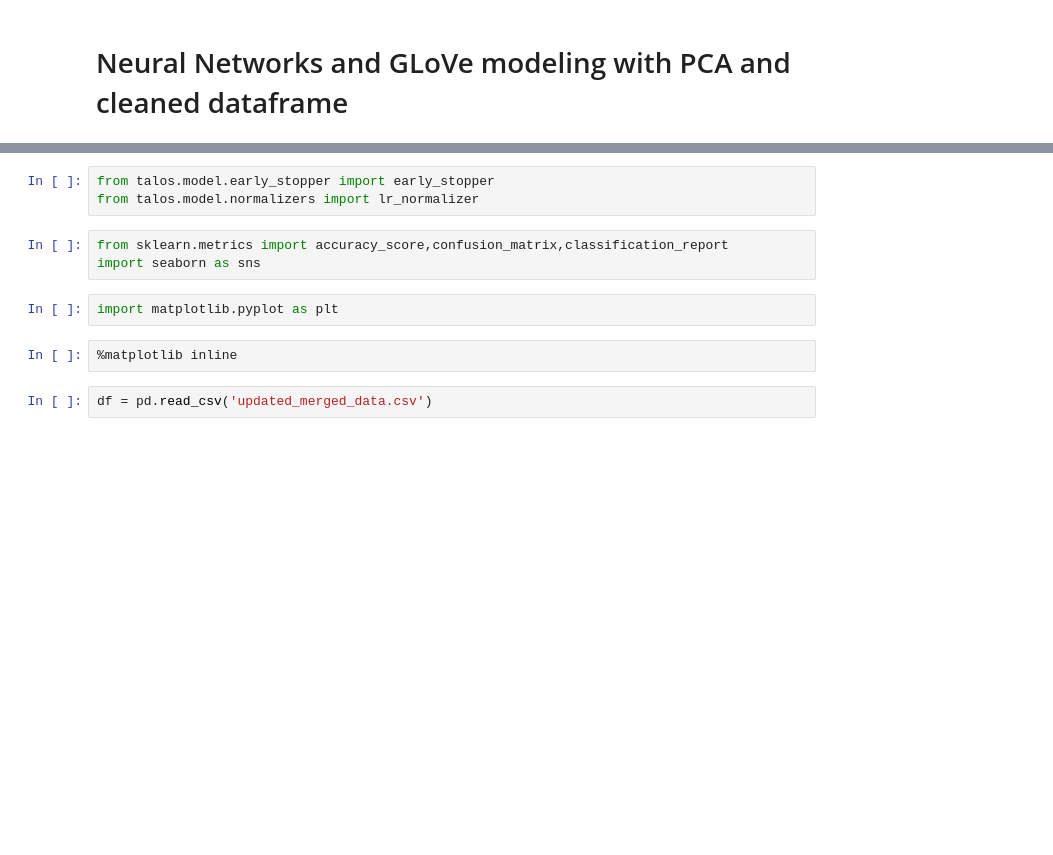
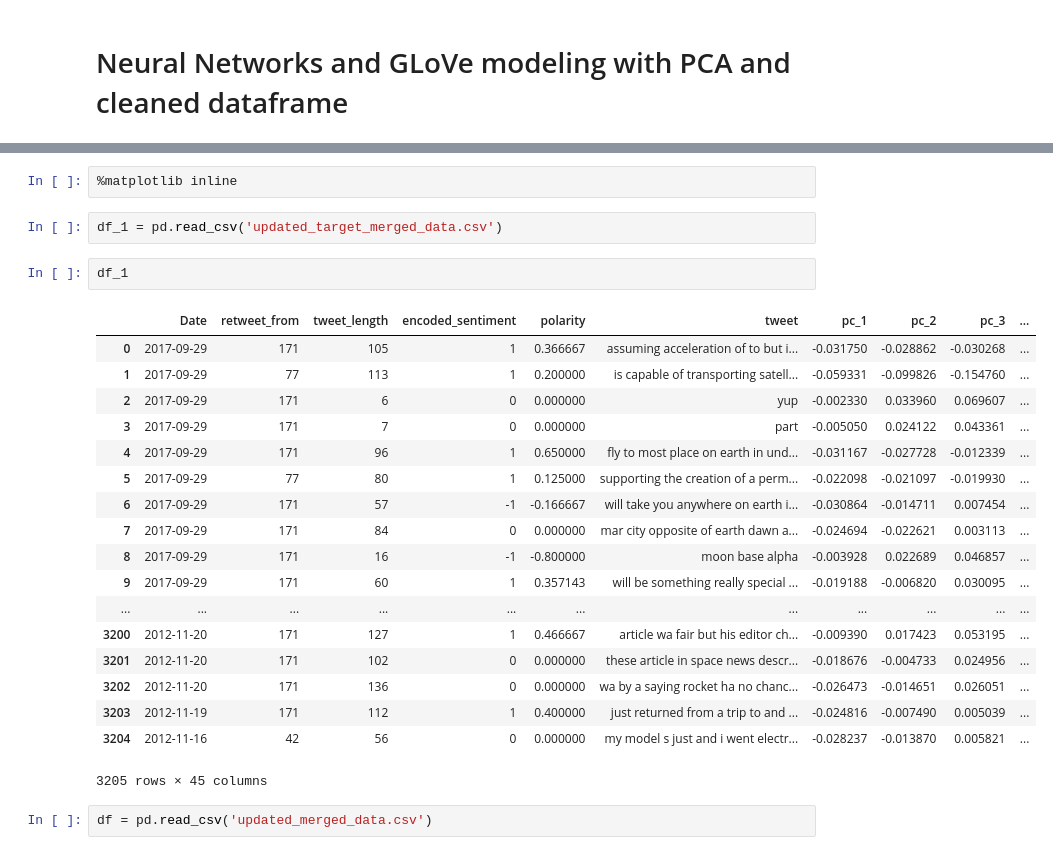
Before and after one commit to SproulHimself/TSLA_stock_twitter_sentiment_analysis, a Jupyter notebook: pca_modeling.ipynb, the cells around one changed output, grey strips where cells are left out. Drawn from its saved outputs; the diff is of its cells as text; blank space fills up the shorter version.

```diff
--- a/pca_modeling.ipynb
+++ b/pca_modeling.ipynb
@@ -31,13 +35,28 @@ from keras.layers import Dropout
-# %%
-from talos.model.early_stopper import early_stopper
-from talos.model.normalizers import lr_normalizer
-# %%
-from sklearn.metrics import accuracy_score,confusion_matrix,classification_report
-import seaborn as sns
-# %%
-import matplotlib.pyplot as plt
 # %%
 %matplotlib inline
+# %%
+df_1 = pd.read_csv('updated_target_merged_data.csv')
+# %%
+df_1
+# %% [output]
+|  | Date | retweet_from | tweet_length | encoded_sentiment | polarity | tweet | pc_1 | pc_2 | pc_3 | ... |
+| 0 | 2017-09-29 | 171 | 105 | 1 | 0.366667 | assuming acceleration of to but i... | -0.031750 | -0.028862 | -0.030268 | ... |
+| 1 | 2017-09-29 | 77 | 113 | 1 | 0.200000 | is capable of transporting satell... | -0.059331 | -0.099826 | -0.154760 | ... |
+| 2 | 2017-09-29 | 171 | 6 | 0 | 0.000000 | yup | -0.002330 | 0.033960 | 0.069607 | ... |
+| 3 | 2017-09-29 | 171 | 7 | 0 | 0.000000 | part | -0.005050 | 0.024122 | 0.043361 | ... |
+| 4 | 2017-09-29 | 171 | 96 | 1 | 0.650000 | fly to most place on earth in und... | -0.031167 | -0.027728 | -0.012339 | ... |
+| 5 | 2017-09-29 | 77 | 80 | 1 | 0.125000 | supporting the creation of a perm... | -0.022098 | -0.021097 | -0.019930 | ... |
+| 6 | 2017-09-29 | 171 | 57 | -1 | -0.166667 | will take you anywhere on earth i... | -0.030864 | -0.014711 | 0.007454 | ... |
+| 7 | 2017-09-29 | 171 | 84 | 0 | 0.000000 | mar city opposite of earth dawn a... | -0.024694 | -0.022621 | 0.003113 | ... |
+| 8 | 2017-09-29 | 171 | 16 | -1 | -0.800000 | moon base alpha | -0.003928 | 0.022689 | 0.046857 | ... |
+| 9 | 2017-09-29 | 171 | 60 | 1 | 0.357143 | will be something really special ... | -0.019188 | -0.006820 | 0.030095 | ... |
+| ... | ... | ... | ... | ... | ... | ... | ... | ... | ... | ... |
+| 3200 | 2012-11-20 | 171 | 127 | 1 | 0.466667 | article wa fair but his editor ch... | -0.009390 | 0.017423 | 0.053195 | ... |
+| 3201 | 2012-11-20 | 171 | 102 | 0 | 0.000000 | these article in space news descr... | -0.018676 | -0.004733 | 0.024956 | ... |
+| 3202 | 2012-11-20 | 171 | 136 | 0 | 0.000000 | wa by a saying rocket ha no chanc... | -0.026473 | -0.014651 | 0.026051 | ... |
+| 3203 | 2012-11-19 | 171 | 112 | 1 | 0.400000 | just returned from a trip to and ... | -0.024816 | -0.007490 | 0.005039 | ... |
+| 3204 | 2012-11-16 | 42 | 56 | 0 | 0.000000 | my model s just and i went electr... | -0.028237 | -0.013870 | 0.005821 | ... |
+3205 rows × 45 columns
 # %%
 df = pd.read_csv('updated_merged_data.csv')
 # %%
```
Also changed, not shown: parts of 15 cells of this notebook, 1 other file.
